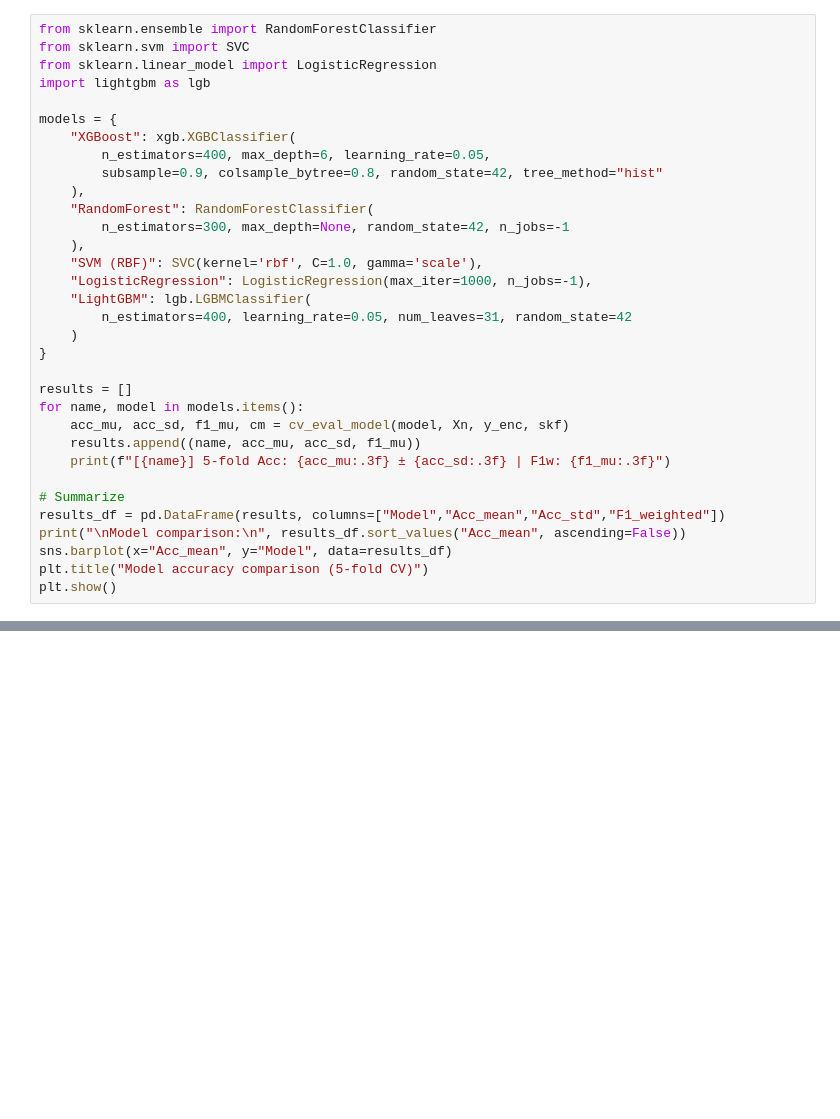
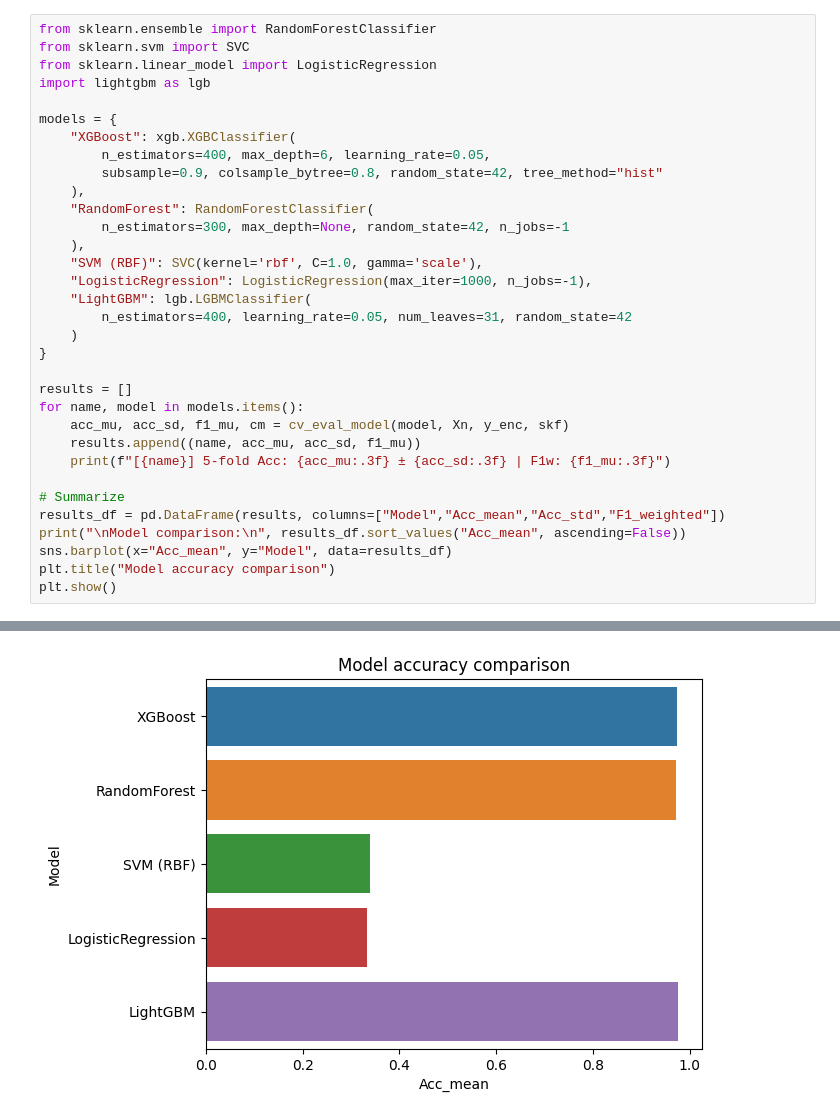
Before and after one commit to aparnarvm/DataAnalysis_Projects, a Jupyter notebook: emotion-recognition-using-lightgbm-xgboost.ipynb, the cells around one changed output, grey strips where cells are left out. Drawn from its saved outputs; the diff is of its cells as text; blank space fills up the shorter version.

```diff
--- a/emotion-recognition-using-lightgbm-xgboost.ipynb
+++ b/emotion-recognition-using-lightgbm-xgboost.ipynb
@@ -224,5 +250,6 @@ for name, model in models.items():
 results_df = pd.DataFrame(results, columns=["Model","Acc_mean","Acc_std","F1_weighted"])
 print("\nModel comparison:\n", results_df.sort_values("Acc_mean", ascending=False))
 sns.barplot(x="Acc_mean", y="Model", data=results_df)
-plt.title("Model accuracy comparison (5-fold CV)")
+plt.title("Model accuracy comparison")
 plt.show()
+# %% [output]
@@ -228,0 +304 @@ plt.show()
+[figure, added]
```
Also changed, not shown: parts of 8 cells of this notebook.
